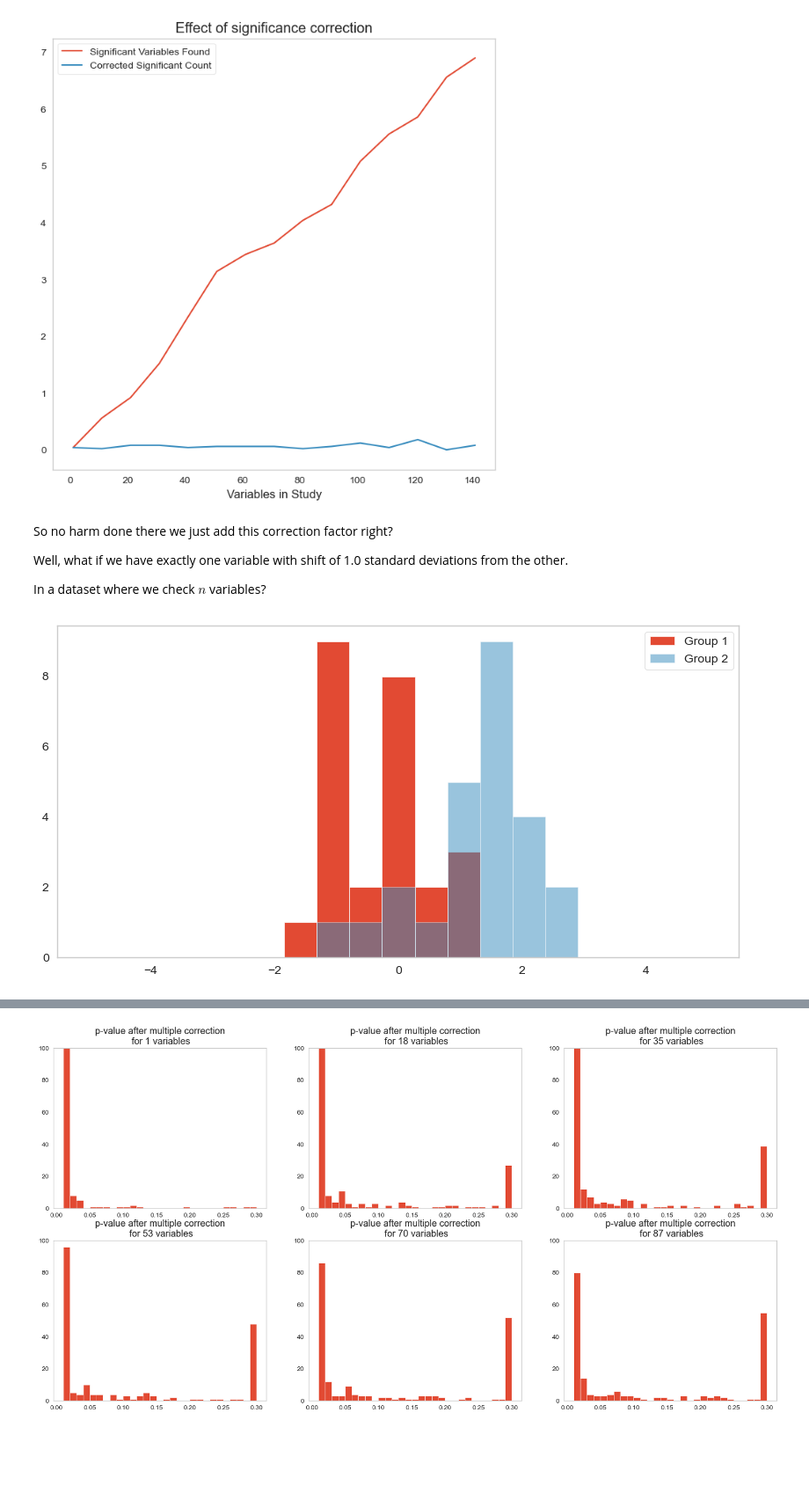
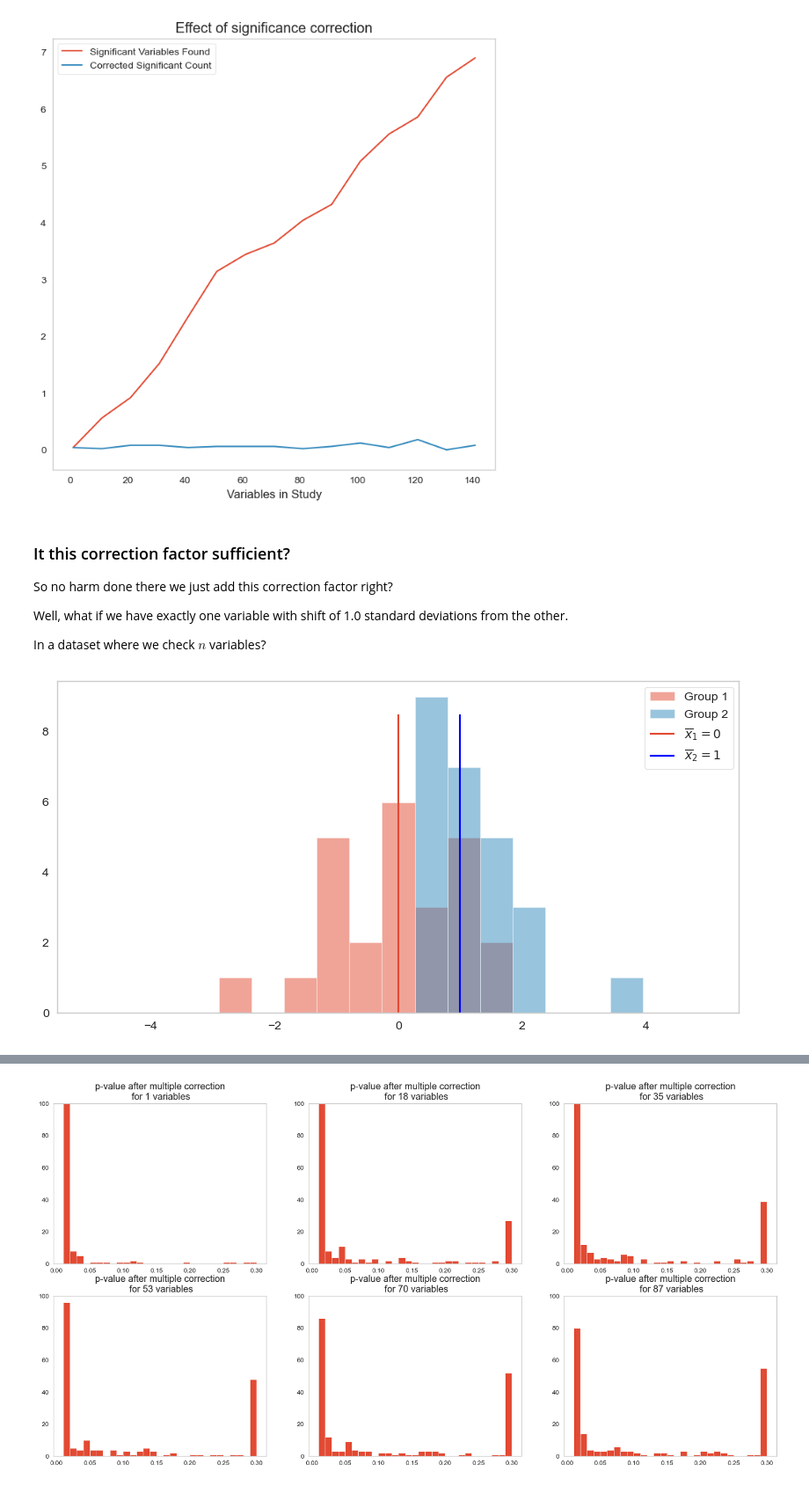
Before and after one commit to ImagingLectures/Quantitative-Big-Imaging-2021, a Jupyter notebook: Lectures/Lecture-08/08-Statistics.ipynb, the cells around one changed output, grey strips where cells are left out. Shown at 88% size. Saved outputs shown, nothing was run; the diff lists cells and outputs as text; code cells hidden in the pictures; blank space fills up the shorter version.

```diff
--- a/Lectures/Lecture-08/08-Statistics.ipynb
+++ b/Lectures/Lecture-08/08-Statistics.ipynb
@@ -662,6 +688,7 @@ plt.title('Effect of significance correction');
 # %% [output]
 [figure]
 # %% [markdown]
+### It this correction factor sufficient?
 So no harm done there we just add this correction factor right?
 
 Well, what if we have exactly one variable with shift of 1.0 standard deviations from the other.
@@ -670,13 +697,15 @@ In a dataset where we check $n$ variables?
 # %%
 table_df = random_data_maker(50, 10)
 really_different_var = np.concatenate([
     np.random.normal(loc=0, scale=1.0, size=(table_df.shape[0]//2)),
     np.random.normal(loc=1, scale=1.0, size=(table_df.shape[0]//2))
 ])
 table_df['Really Different Var'] = really_different_var
 fig, ax1 = plt.subplots(1, 1, figsize=(10, 5))
-ax1.hist(table_df.query('Group==1')['Really Different Var'], np.linspace(-5, 5, 20), label='Group 1')
+ax1.hist(table_df.query('Group==1')['Really Different Var'], np.linspace(-5, 5, 20), label='Group 1', alpha=0.5);
+ax1.vlines(0,ymin=0,ymax=8.5,label='$\overline{x}_1=0$')
 ax1.hist(table_df.query('Group==2')['Really Different Var'], np.linspace(-5, 5, 20), label='Group 2', alpha=0.5);
+ax1.vlines(1,ymin=0,ymax=8.5,color='blue',label='$\overline{x}_2=1$')
 ax1.legend();
 # %% [output]
-[figure, old version]
+[figure, new version]
```
Also changed, not shown: parts of 44 cells of this notebook.
